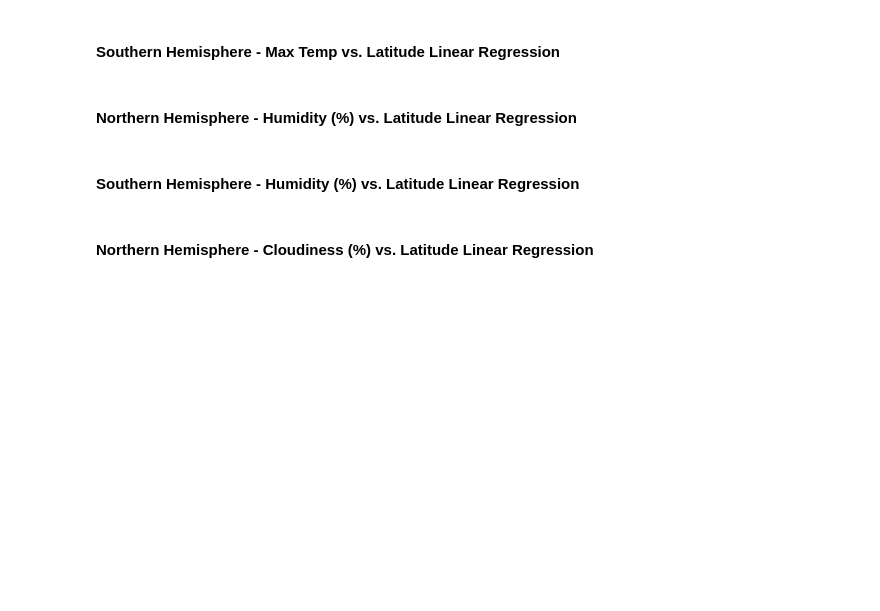
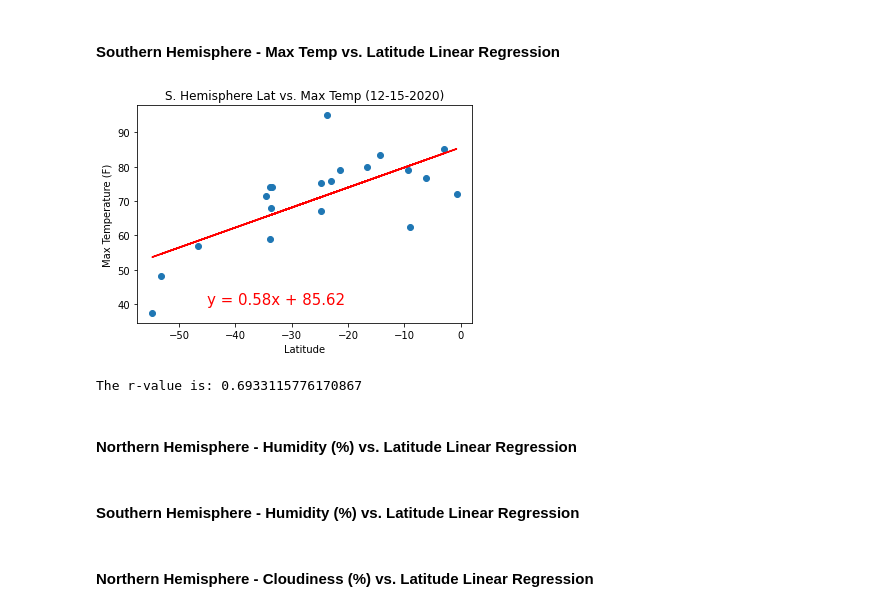
Before and after one commit to GND95/Python-API-Challenge, a Jupyter notebook: WeatherPy/WeatherPy.ipynb, the cells around one changed output. Cells and saved outputs as stored; diff of their text form; code cells hidden in the pictures; blank space fills up the shorter version.

```diff
--- a/WeatherPy/WeatherPy.ipynb
+++ b/WeatherPy/WeatherPy.ipynb
@@ -259,5 +264,31 @@ The R value is:-0.815178512150926
 # %% [markdown]
 ####  Southern Hemisphere - Max Temp vs. Latitude Linear Regression
+# %%
+#check to see if the latitude is less than 0 degrees; if so, then the city must be in the southern hemisphere
+
+#make a copy of the original data frame as to not modify the original data
+southern_hemisphere_df = cleaned_weather_df.copy()
+southern_hemisphere_df['Max Temp'] = southern_hemisphere_df['Max Temp']
+southern_hemisphere_df['Lat'] = southern_hemisphere_df[southern_hemisphere_df['Lat'] < 0]
+southern_hemisphere_df.dropna(axis=0,how='any', inplace=True) #removing any of the cities that are in the northern hemisphere
+
+(slope, intercept, rvalue, pvalue, stderr) = linregress(southern_hemisphere_df["Lat"], southern_hemisphere_df["Max Temp"]) #extracting values for the linear regression model
+regress_values = southern_hemisphere_df["Lat"] * slope + intercept
+line_eq = "y = " + str(round(slope,2)) + "x + " + str(round(intercept,2)) #storing the line equation to allow for manual calculations using formula
+
+plt.scatter(southern_hemisphere_df["Lat"], southern_hemisphere_df["Max Temp"]) #creating the initial scatter plot
+plt.plot(southern_hemisphere_df["Lat"],regress_values,"r-") #plot the regression line on the chart
+plt.annotate(line_eq,(-45,40),fontsize=15,color="red") #add the formula the regression line is using to the chart at location (-30,-40) on the chart
+
+plt.title(f"S. Hemisphere Lat vs. Max Temp ({converted_Date[0]})")
+plt.xlabel("Latitude")
+plt.ylabel("Max Temperature (F)")
+plt.show()
+
+print(f"The r-value is: {rvalue}")
+# %% [output]
+[figure, added]
+The r-value is: 0.6933115776170867
 # %% [markdown]
 ####  Northern Hemisphere - Humidity (%) vs. Latitude Linear Regression
 # %% [markdown]
```
Also changed, not shown: parts of 9 cells of this notebook.
